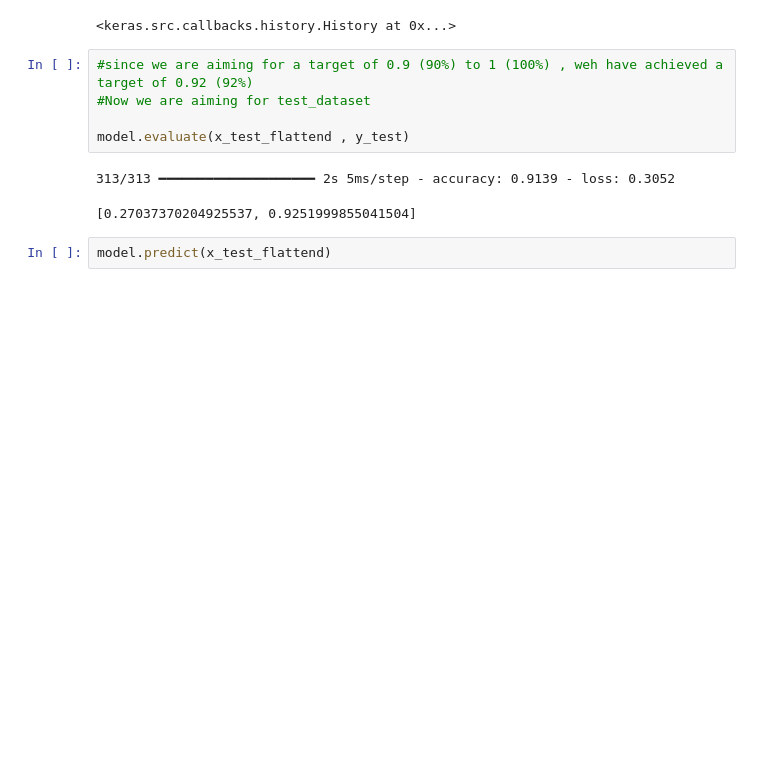
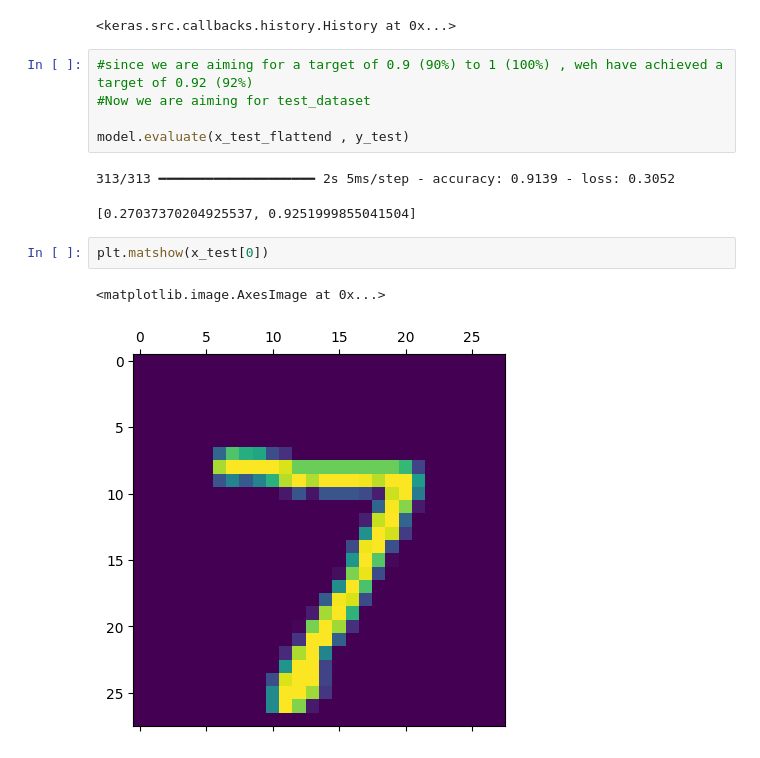
Before and after one commit to Geethan-K/ML-Projects, a Jupyter notebook: RE_area_prediction.ipynb, the cells around one changed output. Saved outputs shown, nothing was run; the diff lists cells and outputs as text; blank space fills up the shorter version.

```diff
--- a/RE_area_prediction.ipynb
+++ b/RE_area_prediction.ipynb
@@ -202,4 +202,7 @@ model.evaluate(x_test_flattend , y_test)
 313/313 ━━━━━━━━━━━━━━━━━━━━ 2s 5ms/step - accuracy: 0.9139 - loss: 0.3052
 [0.27037370204925537, 0.9251999855041504]
 # %%
-model.predict(x_test_flattend)
+plt.matshow(x_test[0])
+# %% [output]
+<matplotlib.image.AxesImage at 0x...>
+[figure, added]
```
Also changed, not shown: parts of 5 cells of this notebook.
